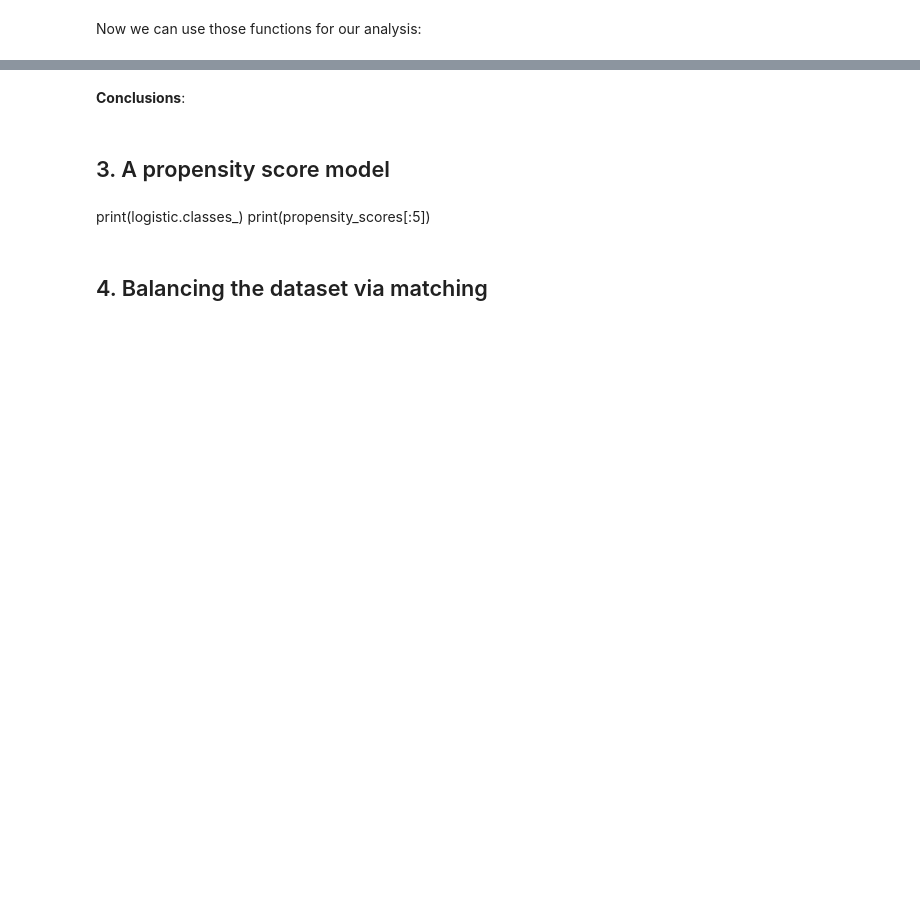
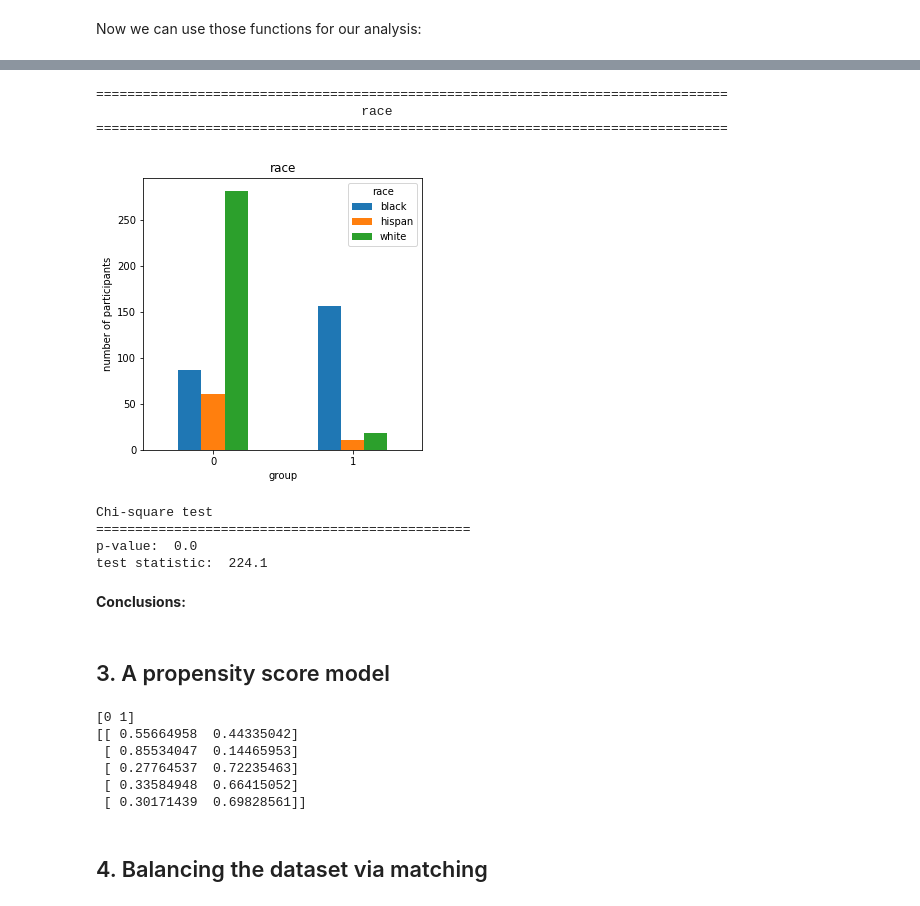
Before and after one commit to puccife/ADAHomeworks, a Jupyter notebook: homework04/homework04_q1.ipynb, the cells around one changed output, grey strips where cells are left out. Saved outputs shown, nothing was run; the diff lists cells and outputs as text; code cells hidden in the pictures; blank space fills up the shorter version.

```diff
--- a/homework04/homework04_q1.ipynb
+++ b/homework04/homework04_q1.ipynb
@@ -289,7 +286,7 @@ def plot_race(df):
     '''Draw a bar plot for the race feature.'''
     df['white'] = (~(df['black'].astype(bool) | df['hispan'].astype(bool))).astype(int)
     race = df[['white', 'black', 'hispan']].stack()
-    df.drop('white', 1)
+    del df['white']
     race = pd.Series(pd.Categorical(race[race!=0].index.get_level_values(1)))
     race_group = pd.concat([df.treat, race], axis=1, keys=['treat', 'race'])
     draw_bar(race_group, 'race')
@@ -375,5 +389,16 @@ Name: nodegree, dtype: float64
+# %%
+analyse_race(lalonde_data)
+# %% [output]
+=================================================================================
+                                  race
+=================================================================================
+[figure, added]
+Chi-square test
+================================================
+p-value:  0.0
+test statistic:  224.1
 # %% [markdown]
-**Conclusions**:
+**Conclusions:**
 # %% [markdown]
 ## 3. A propensity score model
 # %%
@@ -381,9 +406,16 @@ logistic = linear_model.LogisticRegression()
 
 logistic = logistic.fit(lalonde_data.drop(lalonde_data.columns[[0, 1, -1]], axis=1), lalonde_data.treat)
 propensity_scores = logistic.predict_proba(lalonde_data.drop(lalonde_data.columns[[0, 1, -1]], axis=1))
-# %% [markdown]
-print(logistic.classes_)
-print(propensity_scores[:5])
+# %%
+print(logistic.classes_)
+print(propensity_scores[:5])
+# %% [output]
+[0 1]
+[[ 0.55664958  0.44335042]
+ [ 0.85534047  0.14465953]
+ [ 0.27764537  0.72235463]
+ [ 0.33584948  0.66415052]
+ [ 0.30171439  0.69828561]]
 # %%
 lalonde_data['propensity'] = propensity_scores[:, 1]
 # %% [markdown]
```
Also changed, not shown: parts of 42 cells of this notebook.
